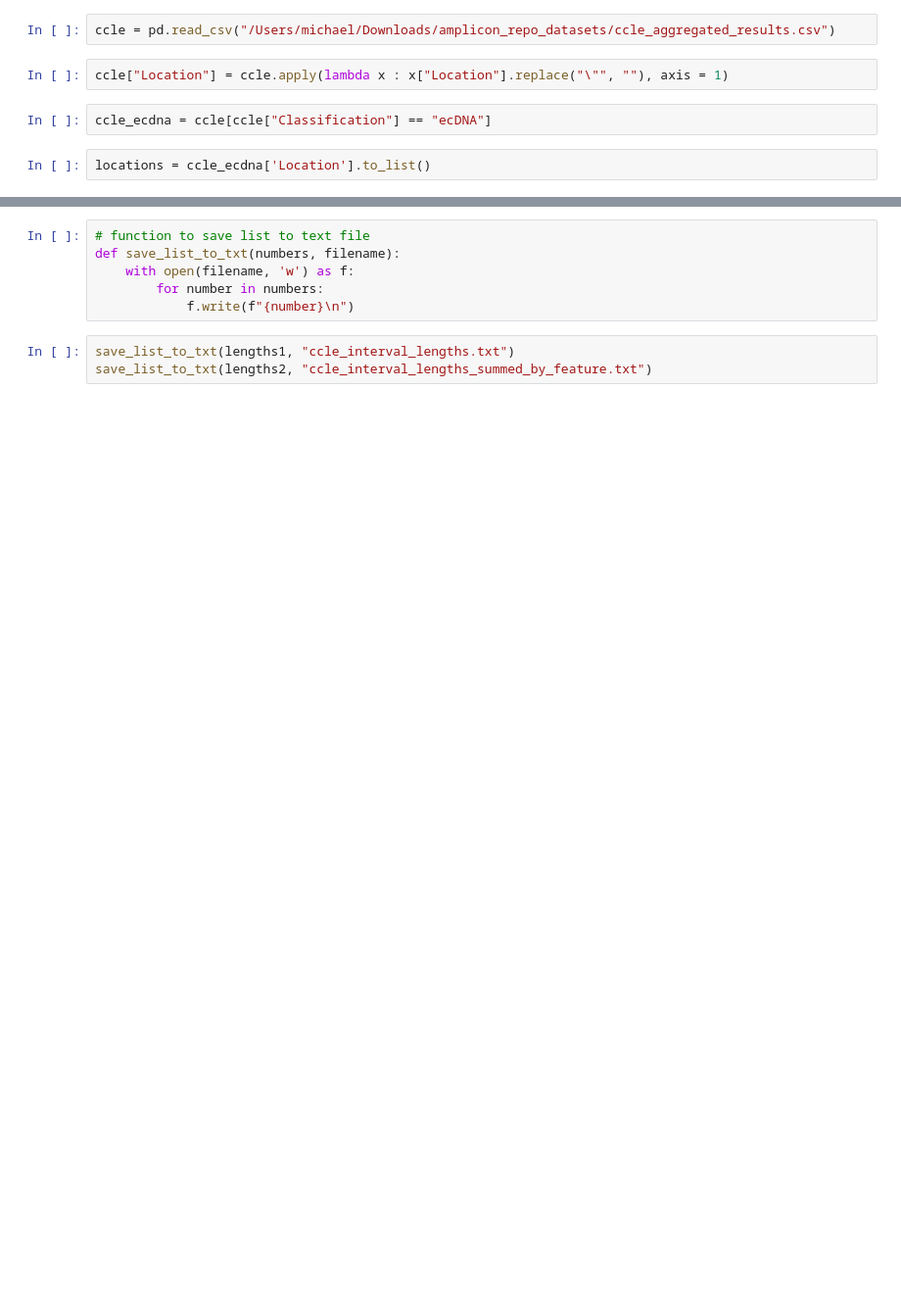
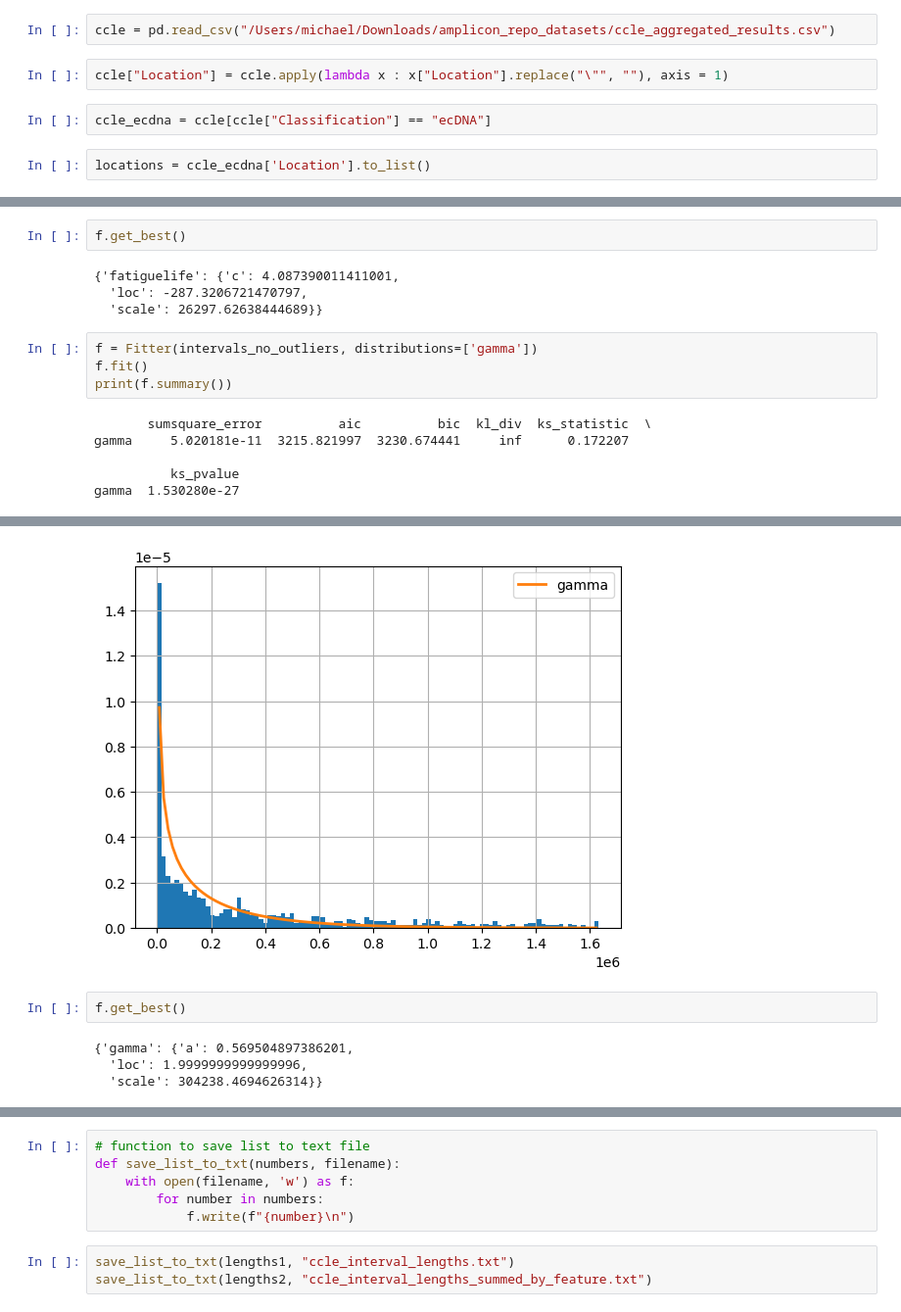
Before and after one commit to michaelchan77/ecdna-coamp, a Jupyter notebook: scripts/amplicon_interval_lengths.ipynb, the cells around one changed output, grey strips where cells are left out. Shown at 98% size. Saved outputs shown, nothing was run; the diff lists cells and outputs as text; blank space fills up the shorter version.

```diff
--- a/scripts/amplicon_interval_lengths.ipynb
+++ b/scripts/amplicon_interval_lengths.ipynb
@@ -41,0 +197,16 @@ len(lengths1), len(lengths2), len(locations)
+# %%
+f.get_best()
+# %% [output]
+{'fatiguelife': {'c': 4.087390011411001,
+  'loc': -287.3206721470797,
+  'scale': 26297.62638444689}}
+# %%
+f = Fitter(intervals_no_outliers, distributions=['gamma'])
+f.fit()
+print(f.summary())
+# %% [output]
+       sumsquare_error          aic          bic  kl_div  ks_statistic  \
+gamma     5.020181e-11  3215.821997  3230.674441     inf      0.172207
+
+          ks_pvalue
+gamma  1.530280e-27
@@ -41,0 +214,7 @@ len(lengths1), len(lengths2), len(locations)
+[figure, added]
+# %%
+f.get_best()
+# %% [output]
+{'gamma': {'a': 0.569504897386201,
+  'loc': 1.9999999999999996,
+  'scale': 304238.4694626314}}
```
Also changed, not shown: parts of 29 cells of this notebook, 1 other file.
